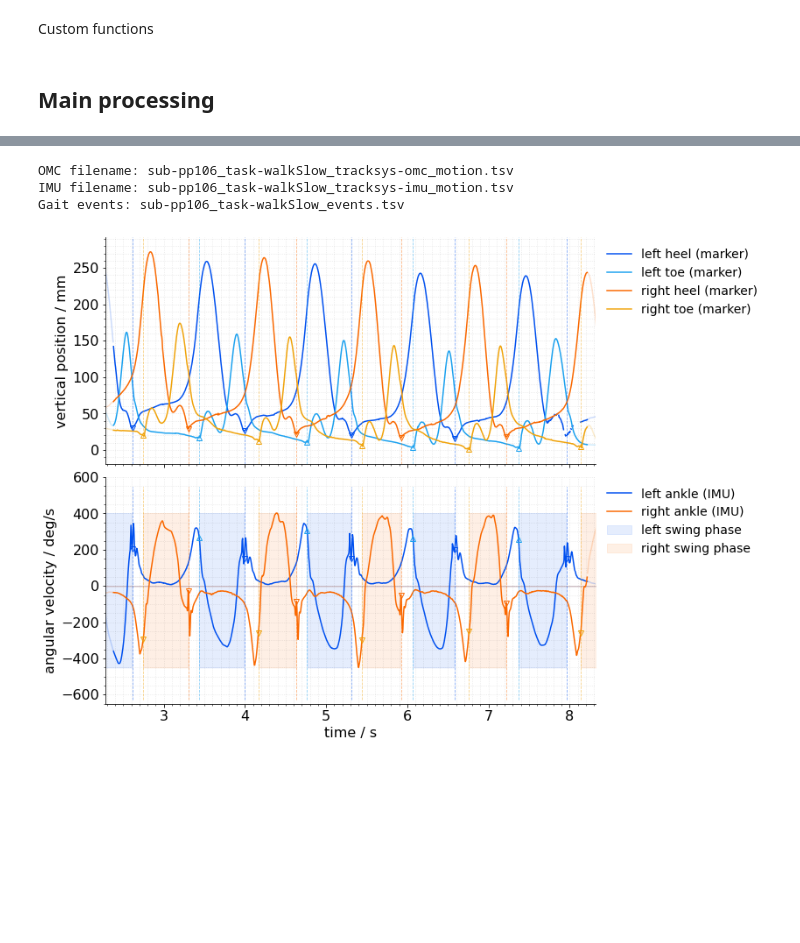
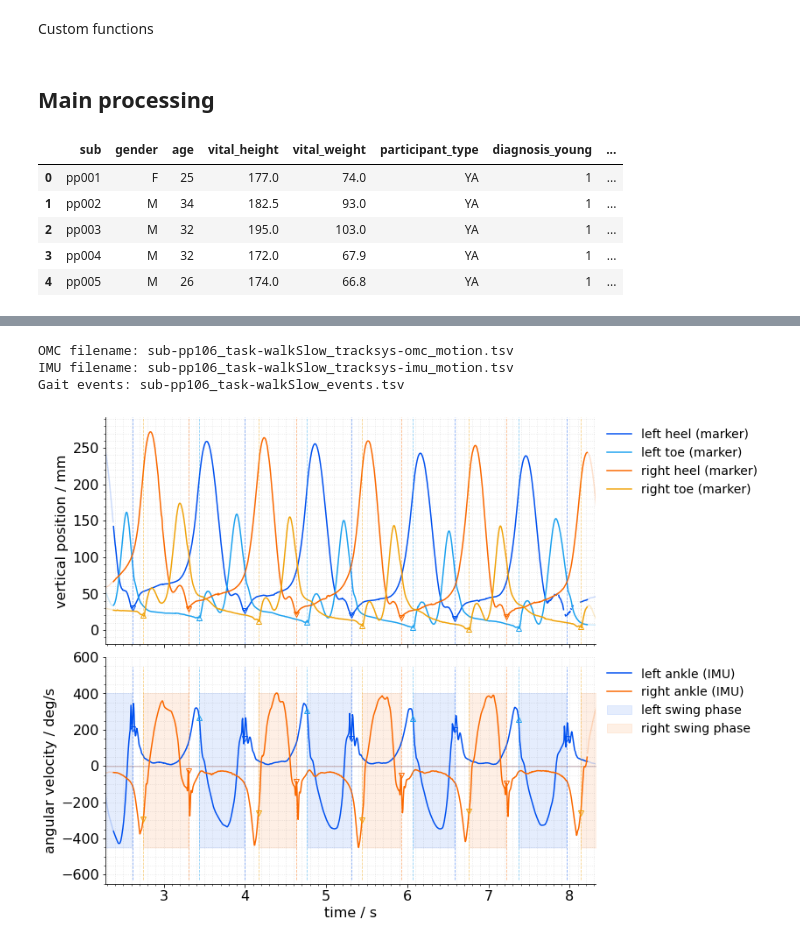
Before and after one commit to rmndrs89/my-gait-events-tcn, a Jupyter notebook: code/testing.ipynb, the cells around one changed output, grey strips where cells are left out. Cells and saved outputs as stored; diff of their text form; code cells hidden in the pictures; blank space fills up the shorter version.

```diff
--- a/code/testing.ipynb
+++ b/code/testing.ipynb
@@ -35,2 +22,16 @@ base_dir = "/home/robbin/Projects/annotate_gait_events/data/rawdata" if (sys.pla
 # Get list of subject ids
 sub_ids = [sub_id for sub_id in os.listdir(base_dir) if sub_id.startswith("sub-pp")]
+# %%
+# Get demographics data from all participants
+df_participants = pd.read_csv(participants_file, sep="\t", header=0)
+
+# Select only demographics from those participants for whom we have data
+df_select = df_participants[df_participants["sub"].isin([sub_id[-5:] for sub_id in sub_ids])]
+df_select.head()
+# %% [output]
+|  | sub | gender | age | vital_height | vital_weight | participant_type | diagnosis_young | ... |
+| 0 | pp001 | F | 25 | 177.0 | 74.0 | YA | 1 | ... |
+| 1 | pp002 | M | 34 | 182.5 | 93.0 | YA | 1 | ... |
+| 2 | pp003 | M | 32 | 195.0 | 103.0 | YA | 1 | ... |
+| 3 | pp004 | M | 32 | 172.0 | 67.9 | YA | 1 | ... |
+| 4 | pp005 | M | 26 | 174.0 | 66.8 | YA | 1 | ... |
```
Also changed, not shown: parts of 7 cells of this notebook, 2 other files.
